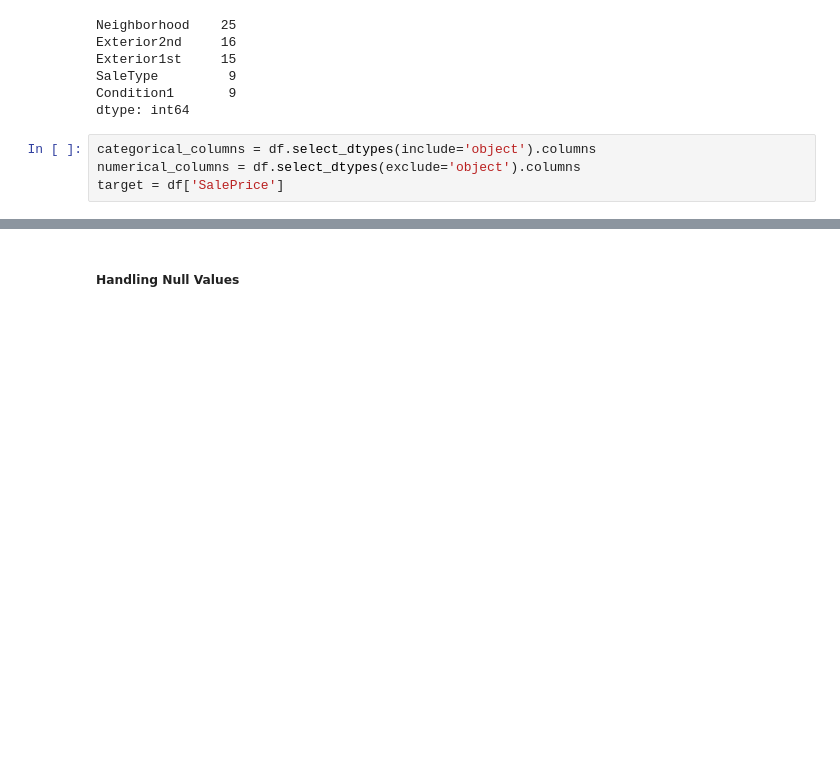
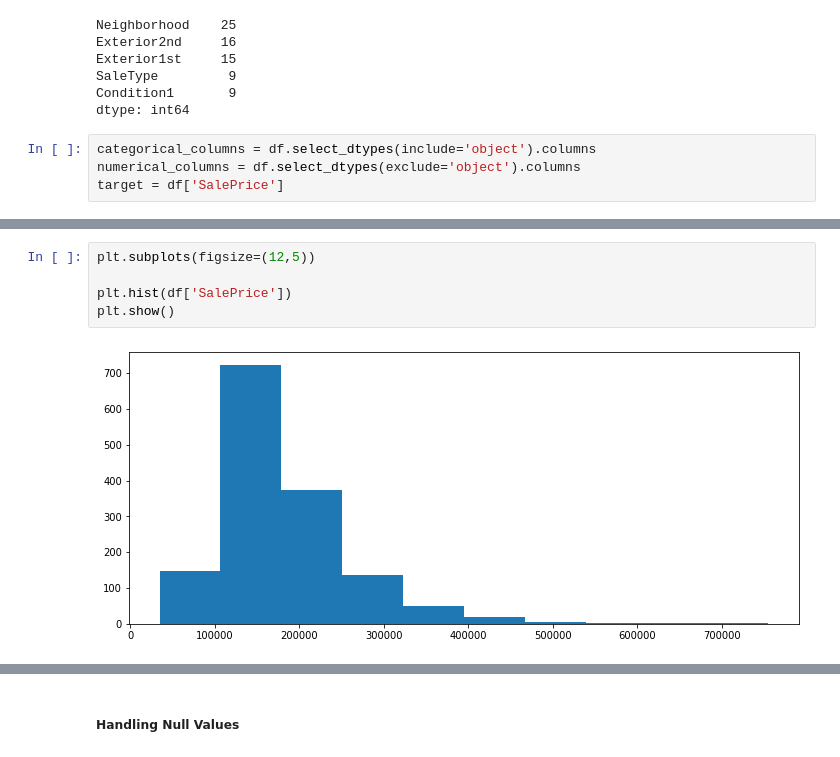
Before and after one commit to terrill11/housing_prices_prediction, a Jupyter notebook: housing_prices_prediction.ipynb, the cells around one changed output, grey strips where cells are left out. Drawn from its saved outputs; the diff is of its cells as text; blank space fills up the shorter version.

```diff
--- a/housing_prices_prediction.ipynb
+++ b/housing_prices_prediction.ipynb
@@ -80,0 +79,7 @@ df2.head()
+# %%
+plt.subplots(figsize=(12,5))
+
+plt.hist(df['SalePrice'])
+plt.show()
+# %% [output]
+[figure, added]
```
Also changed, not shown: parts of 20 cells of this notebook.
